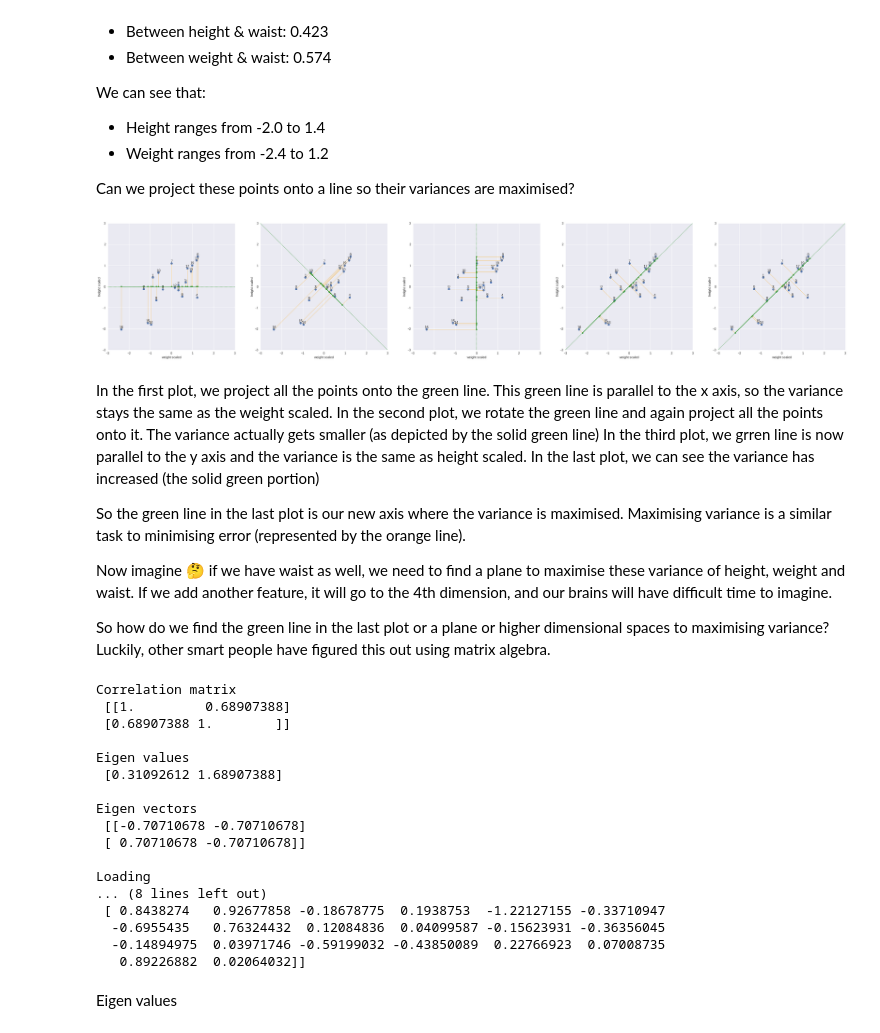
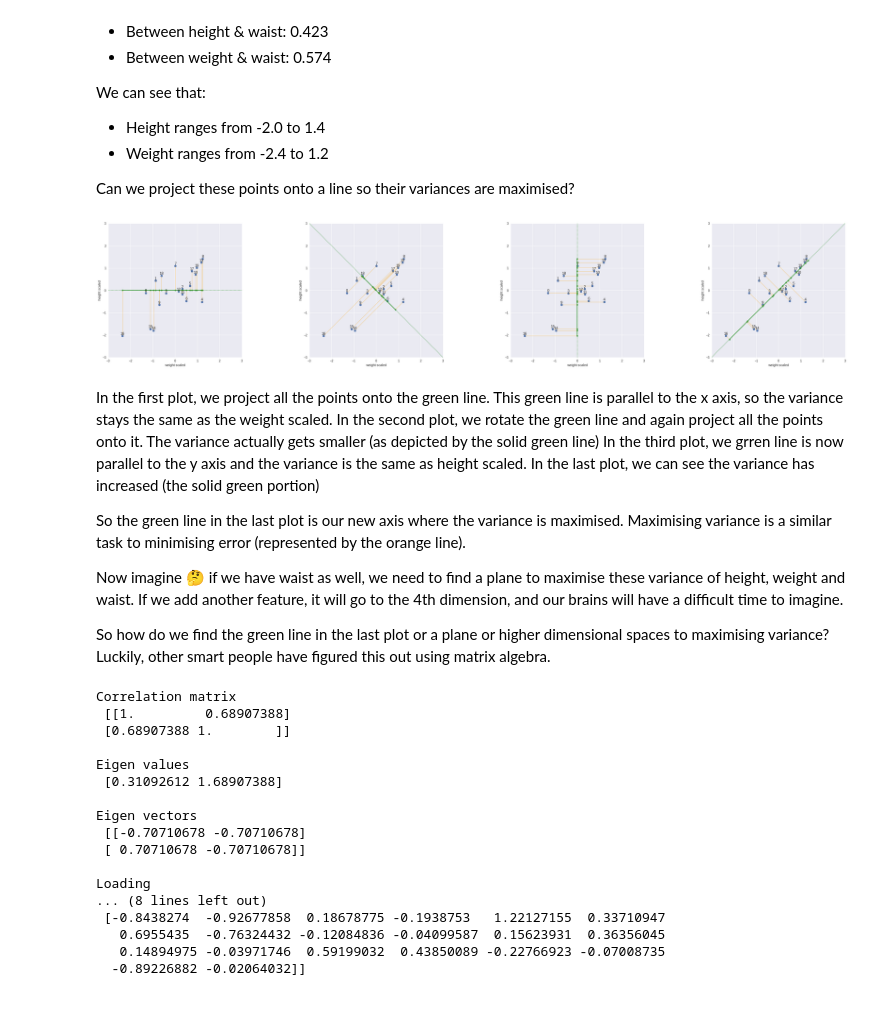
Before and after one commit to aunz/ds, a Jupyter notebook: pca.ipynb, the cells around one changed output. Drawn from its saved outputs; the diff is of its cells as text; code cells hidden in the pictures; blank space fills up the shorter version.

```diff
--- a/pca.ipynb
+++ b/pca.ipynb
@@ -136,34 +138,33 @@ Can we project these points onto a line so their variances are maximised?
 # %%
 def main_plot(ax, *line):
     ax.scatter(weight_scaled, height_scaled)
     ax.set_xlabel('weight scaled')
     ax.set_ylabel('height scaled')
     ax.axis('square')
     ax.axis([-3, 3, -3, 3])
 
     # plot project line
     ax.plot(*line, ls='--', lw=0.75, color='green')
 
     # slope/coef of the line, and points on the line
     a = (line[1][1] - line[1][0]) / (line[0][1] - line[0][0]) if line[0][1] - line[0][0] != 0 else None
     w_online = -(-weight_scaled - a * height_scaled) / (a ** 2 + 1) if a is not None else np.zeros(len(height))
     h_online = a * (weight_scaled + a * height_scaled) / (a ** 2 + 1) if a is not None else height_scaled
     ax.scatter(w_online, h_online, s=25, lw=0.25)
     ys = [h_online.min(), h_online.max()] if a is not None and a >=0 else [h_online.max(), h_online.min()]
     ax.plot([w_online.min(), w_online.max()], ys, ls='-', lw=1.5, color='green')
     for i in range(0, len(height)):
         ax.plot([weight_scaled[i], w_online[i]], [height_scaled[i], h_online[i]], ls='-', lw=0.5, color='orange')
     for i, _ in enumerate(height): ax.annotate(i, (weight_scaled[i], height_scaled[i] + 0.05), horizontalalignment = 'center')
 
 
-_, [ax0, ax1, ax2, ax3, ax4] = plt.subplots(1, 5, figsize=(45, 8))
+_, [ax0, ax1, ax2, ax3] = plt.subplots(1, 4, figsize=(45, 8))
 main_plot(ax0, [-3, 3], [0, 0])
 main_plot(ax1, [-3, 3], [3, -3])
 main_plot(ax2, [0, 0], [-3, 3])
 main_plot(ax3, [-3, 3], [-3, 3])
-main_plot(ax4, [-3, 3], [-3, 3])
 # %% [output]
-[figure, old version]
+[figure, new version]
 # %% [markdown]
 In the first plot, we project all the points onto the green line. This green line is parallel to the x axis, so the variance stays the same as the weight scaled.
 In the second plot, we rotate the green line and again project all the points onto it. The variance actually gets smaller (as depicted by the solid green line)
@@ -174,16 +175,16 @@ So the green line in the last plot is our new axis where the variance is maximis
 Maximising variance is a similar task to minimising error (represented by the <span style="font-color: orange;">orange</span> line).
 
 
-Now imagine 🤔 if we have waist as well, we need to find a plane to maximise these variance of height, weight and waist. If we add another feature, it will go to the 4th dimension, and our brains will have difficult time to imagine.
+Now imagine 🤔 if we have waist as well, we need to find a plane to maximise these variance of height, weight and waist. If we add another feature, it will go to the 4th dimension, and our brains will have a difficult time to imagine.
 
 So how do we find the green line in the last plot or a plane or higher dimensional spaces to maximising variance?
 Luckily, other smart people have figured this out using matrix algebra.
 # %%
 A = np.array([height_scaled, weight_scaled])
 M = np.cov(A) # create a matrix of correlation of height and weight as before
-values, vectors = np.linalg.eig(M) # eigendecomposition
+values, vectors = np.linalg.eig(M) # eigen decomposition
 L = vectors * (np.sqrt(values)) # loadings
-P = vectors.dot(A) # projection
+P = vectors.dot(-A) # projection / principle component
 
 print('Correlation matrix\n', M)
 print('\nEigen values\n', values)
@@ -204,9 +205,7 @@ Eigen vectors
 
 Loading
 ... (8 lines left out)
- [ 0.8438274   0.92677858 -0.18678775  0.1938753  -1.22127155 -0.33710947
-  -0.6955435   0.76324432  0.12084836  0.04099587 -0.15623931 -0.36356045
-  -0.14894975  0.03971746 -0.59199032 -0.43850089  0.22766923  0.07008735
-   0.89226882  0.02064032]]
+ [-0.8438274  -0.92677858  0.18678775 -0.1938753   1.22127155  0.33710947
+   0.6955435  -0.76324432 -0.12084836 -0.04099587  0.15623931  0.36356045
+   0.14894975 -0.03971746  0.59199032  0.43850089 -0.22766923 -0.07008735
+  -0.89226882 -0.02064032]]
-# %% [markdown]
-Eigen values
```
Also changed, not shown: parts of 13 cells of this notebook.
